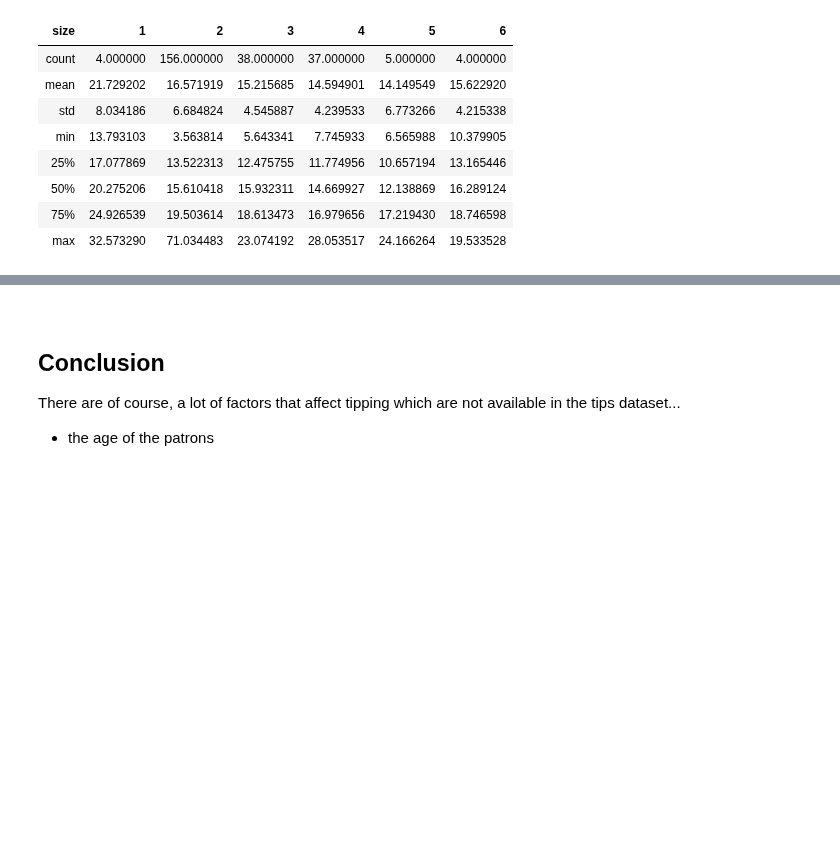
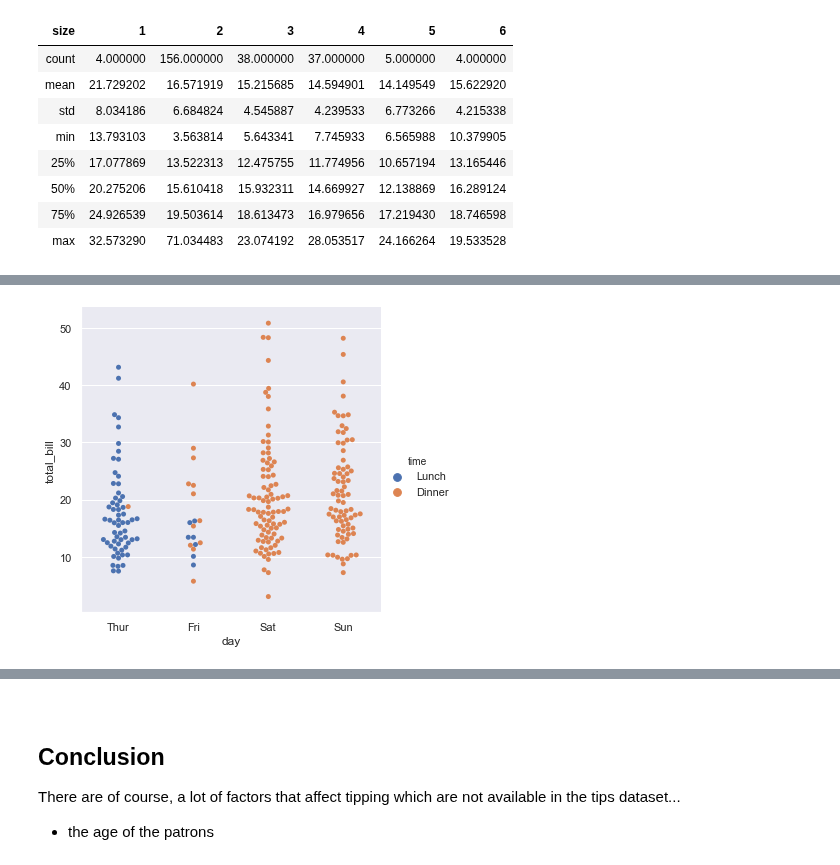
Before and after one commit to jennifer-ryan/fundamentals-project, a Jupyter notebook: tips_database_analysis.ipynb, the cells around one changed output, grey strips where cells are left out. Saved outputs shown, nothing was run; the diff lists cells and outputs as text; code cells hidden in the pictures; blank space fills up the shorter version.

```diff
--- a/tips_database_analysis.ipynb
+++ b/tips_database_analysis.ipynb
@@ -673,0 +641,5 @@ tips_df.pivot(columns='size', values='tip_percent').describe()
+# %%
+# https://seaborn.pydata.org/introduction.html
+sns.catplot(x="day", y="total_bill", hue="time", kind="swarm", data=tips_df);
+# %% [output]
+[figure, added]
```
Also changed, not shown: parts of 40 cells of this notebook.
